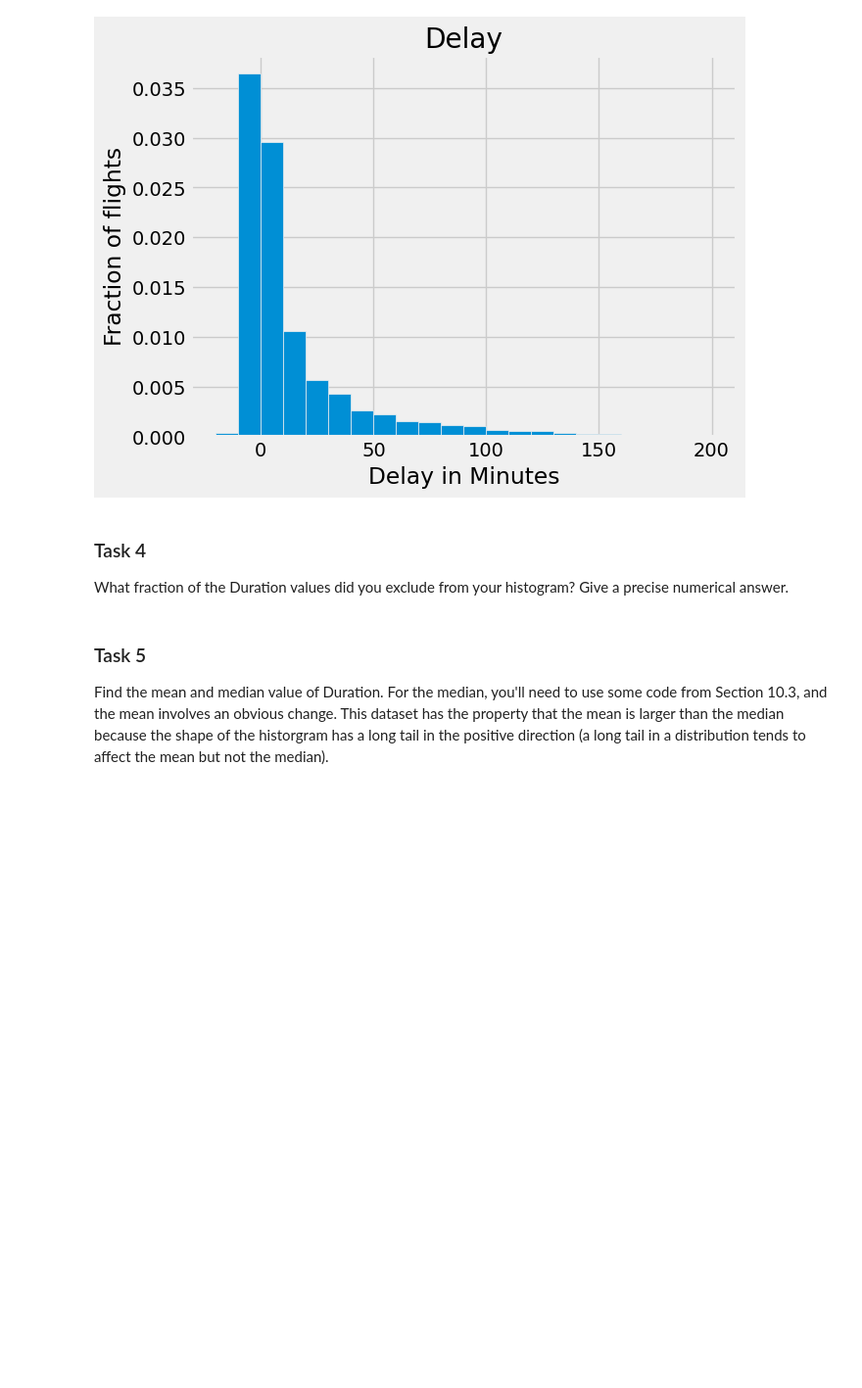
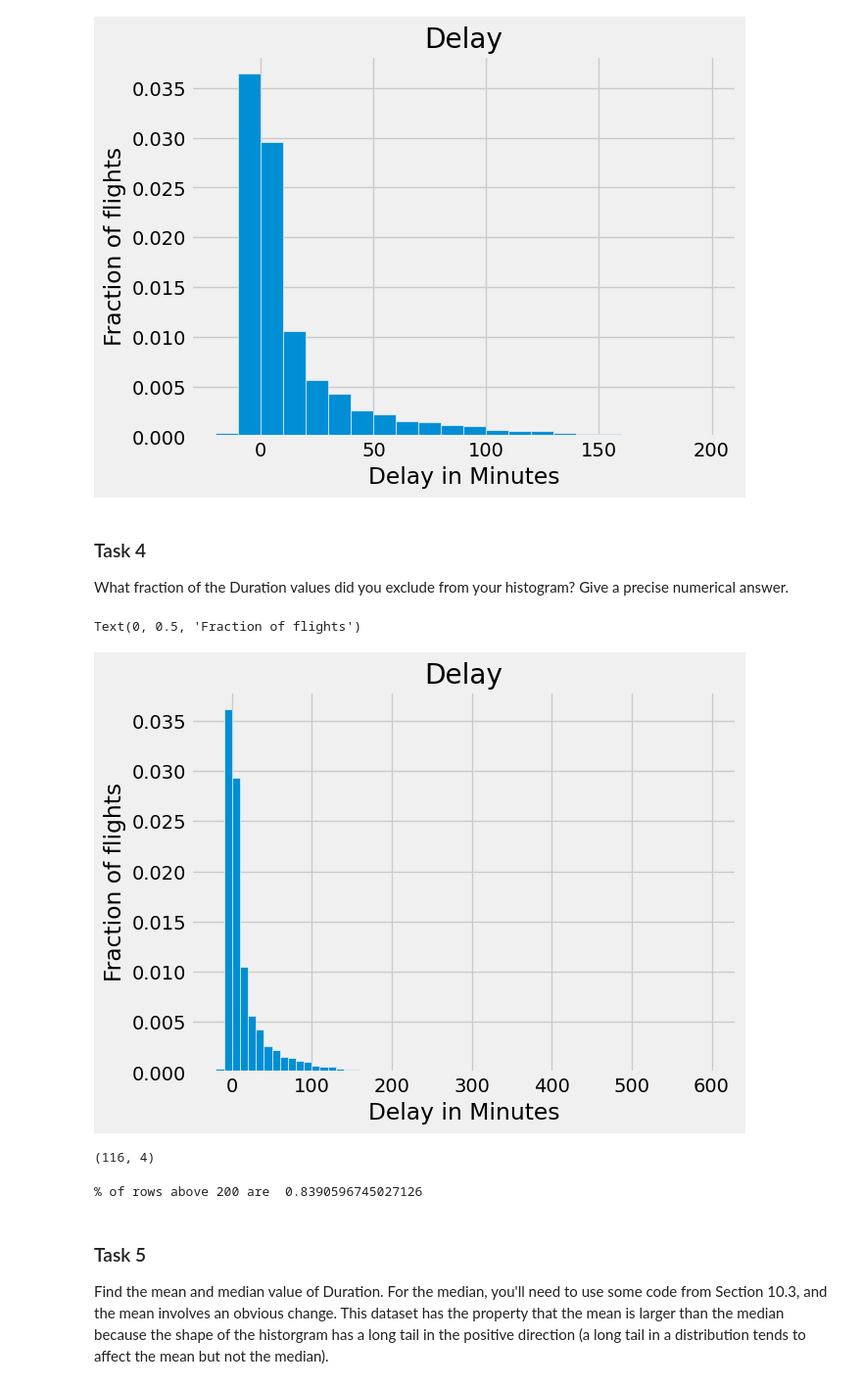
Before and after one commit to DS200-SP2024-Hunter/Week03-DueJan31, a Jupyter notebook: Lab03SupplementaryNotebook.ipynb, the cells around one changed output. Shown at 98% size. Saved outputs shown, nothing was run; the diff lists cells and outputs as text; code cells hidden in the pictures; blank space fills up the shorter version.

```diff
--- a/Lab03SupplementaryNotebook.ipynb
+++ b/Lab03SupplementaryNotebook.ipynb
@@ -76,3 +79,24 @@ What fraction of the Duration values did you exclude from your histogram? Give a
+# %%
+# displaying a histogram without any negligence of table entries
+
+delay_bins = np.append(np.arange(-20, 201, 10), 600)
+df.hist('Delay', bins = delay_bins, density = True)
+plots.xlabel('Delay in Minutes')
+plots.ylabel('Fraction of flights')
+# %% [output]
+Text(0, 0.5, 'Fraction of flights')
+[figure, added]
 # %%
-# explain what you did & why you did it.
-# the point is to check your understanding
+# Let us find out how many flights had delay greater than 200mins
+df_greater_200 = df[df.Delay>200]
+# dataframe.shape gives total number of rows, columns
+print(df_greater_200.shape)
+# %% [output]
+(116, 4)
+# %%
+rows = df_greater_200.shape[0]
+tot_rows = df.shape[0]
+percentage = rows/tot_rows*100
+print("% of rows above 200 are ", percentage)
+# %% [output]
+% of rows above 200 are  0.8390596745027126
```
Also changed, not shown: parts of 4 cells of this notebook.
